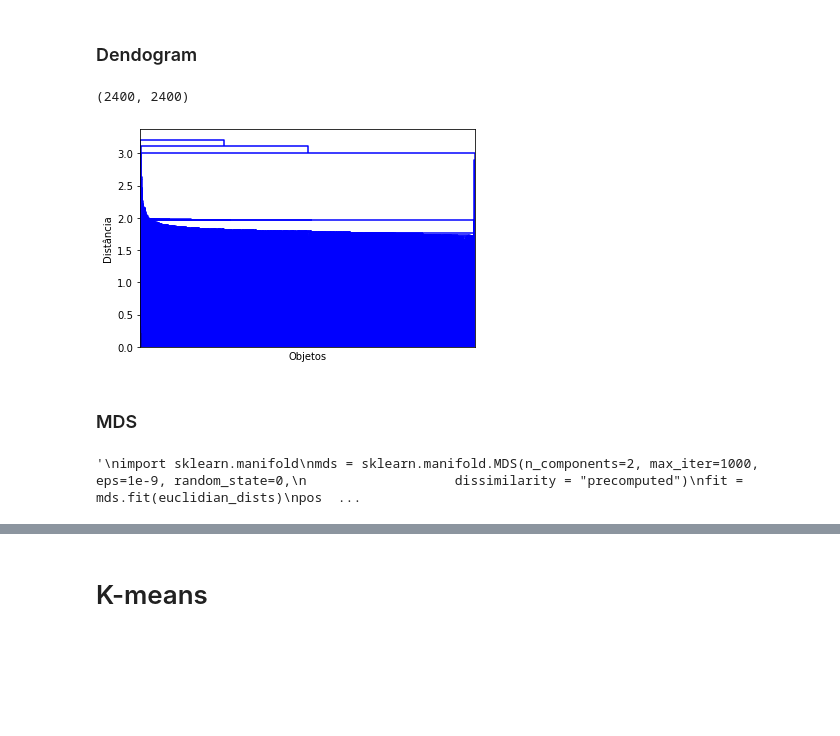
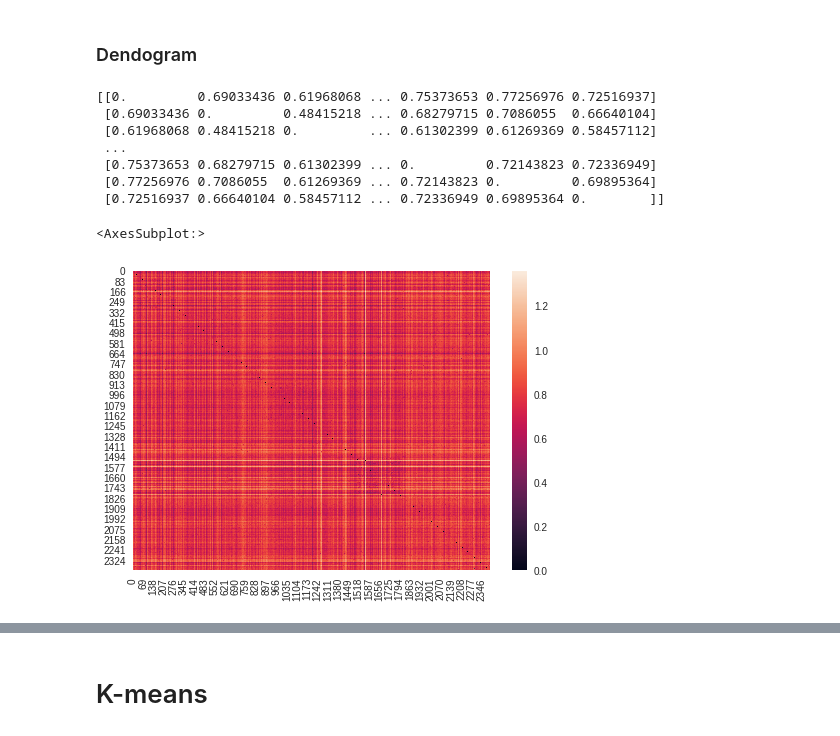
Before and after one commit to VitorBonella/NLP-Unsupervised-Learning, a Jupyter notebook: TrabalhoPratico-CienciaDeDados-IgorVarejão-VitorBonella.ipynb, the cells around one changed output, grey strips where cells are left out. Drawn from its saved outputs; the diff is of its cells as text; code cells hidden in the pictures; blank space fills up the shorter version.

```diff
--- a/TrabalhoPratico-CienciaDeDados-IgorVarejão-VitorBonella.ipynb
+++ b/TrabalhoPratico-CienciaDeDados-IgorVarejão-VitorBonella.ipynb
@@ -221,7 +211,8 @@ df_freq.head()
 # %% [markdown]
 # PCA
 # %%
-N_COMPONENTS = 900
+N_COMPONENTS = 300
+DESIRED_COVARIANCE = 0.95
 pca = TruncatedSVD(n_components=N_COMPONENTS)
 # %%
 pca.fit(df_freq)
@@ -231,5 +222,6 @@ Total variance explained: 0.63
 # %%
 freq_reduced = pca.transform(df_freq)
+N_COMPONENTS = freq_reduced.shape[1]
 df_freq_reduced = pd.DataFrame(data=freq_reduced, columns=list(range(N_COMPONENTS)))
 df_freq_reduced.head()
 # %% [output]
@@ -242,0 +235,4 @@ df_freq_reduced.head()
+# %%
+scaler = StandardScaler(with_mean=True, with_std=True)
+df_freq_reduced[df_freq_reduced.columns] = scaler.fit_transform(df_freq_reduced)
+df_freq_reduced.head()
@@ -278,34 +313,27 @@ Text(0, 0.5, 'Silhouette Score')
 # %% [markdown]
 ### Dendogram
-# %%
-euclidian_dists = metrics.euclidean_distances(df_freq_reduced.values)
-euclidian_dists.shape
-# %% [output]
-(2400, 2400)
 # %%
-eucli_dists = hierarchy.linkage(euclidian_dists)
-hierarchy.dendrogram(eucli_dists, color_threshold=1)
-# plt.figure(facecolor='white')
-plt.xticks([], [])
-plt.ylabel('Distância')
-plt.xlabel('Objetos')
-plt.show()
+euclidian_dists = metrics.euclidean_distances(df_freq_reduced.values)
+print(euclidian_dists)
+# euclidian_dists.shape
+sns.heatmap(euclidian_dists)
+# eucli_dists = hierarchy.linkage(euclidian_dists)
+# hierarchy.dendrogram(eucli_dists, color_threshold=1)
+# # plt.figure(facecolor='white')
+# plt.xticks([], [])
+# plt.ylabel('Distância')
+# plt.xlabel('Objetos')
+# plt.show()
 # %% [output]
+[[0.         0.69033436 0.61968068 ... 0.75373653 0.77256976 0.72516937]
+ [0.69033436 0.         0.48415218 ... 0.68279715 0.7086055  0.66640104]
+ [0.61968068 0.48415218 0.         ... 0.61302399 0.61269369 0.58457112]
+ ...
+ [0.75373653 0.68279715 0.61302399 ... 0.         0.72143823 0.72336949]
+ [0.77256976 0.7086055  0.61269369 ... 0.72143823 0.         0.69895364]
+ [0.72516937 0.66640104 0.58457112 ... 0.72336949 0.69895364 0.        ]]
+<AxesSubplot:>
-[figure, old version]
+[figure, new version]
-# %% [markdown]
-### MDS
-# %%
-'''
-import sklearn.manifold
-mds = sklearn.manifold.MDS(n_components=2, max_iter=1000, eps=1e-9, random_state=0,
-                   dissimilarity = "precomputed")
-fit = mds.fit(euclidian_dists)
-pos = fit.embedding_
-plt.scatter(pos[:, 0], pos[:, 1], s=8)
-plt.axis('square')
-'''
-# %% [output]
-'\nimport sklearn.manifold\nmds = sklearn.manifold.MDS(n_components=2, max_iter=1000, eps=1e-9, random_state=0,\n                   dissimilarity = "precomputed")\nfit = mds.fit(euclidian_dists)\npos  ...
 # %%
 from sklearn.cluster import KMeans
 from sklearn.metrics import silhouette_samples, silhouette_score
```
Also changed, not shown: parts of 26 cells of this notebook.
